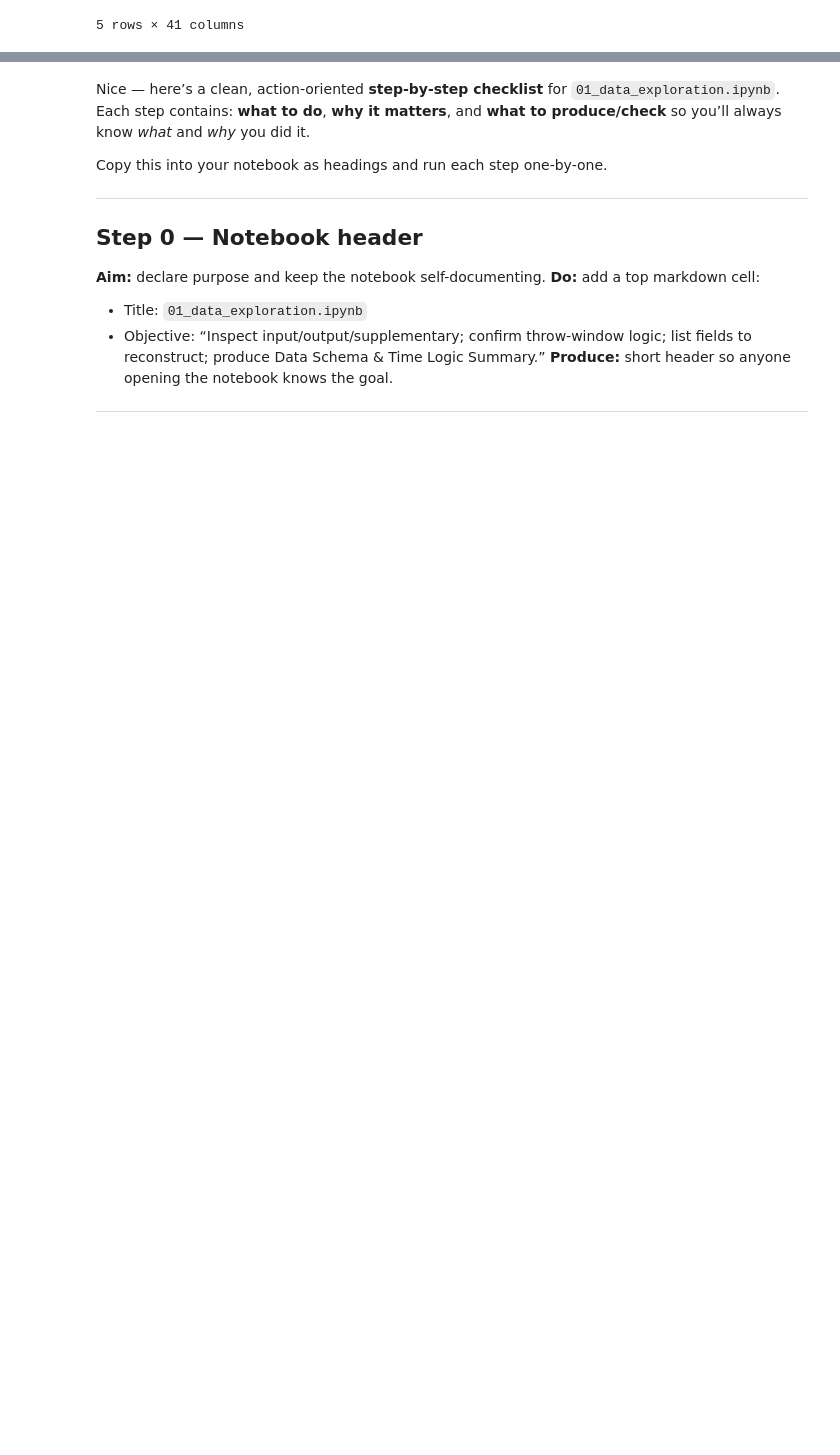
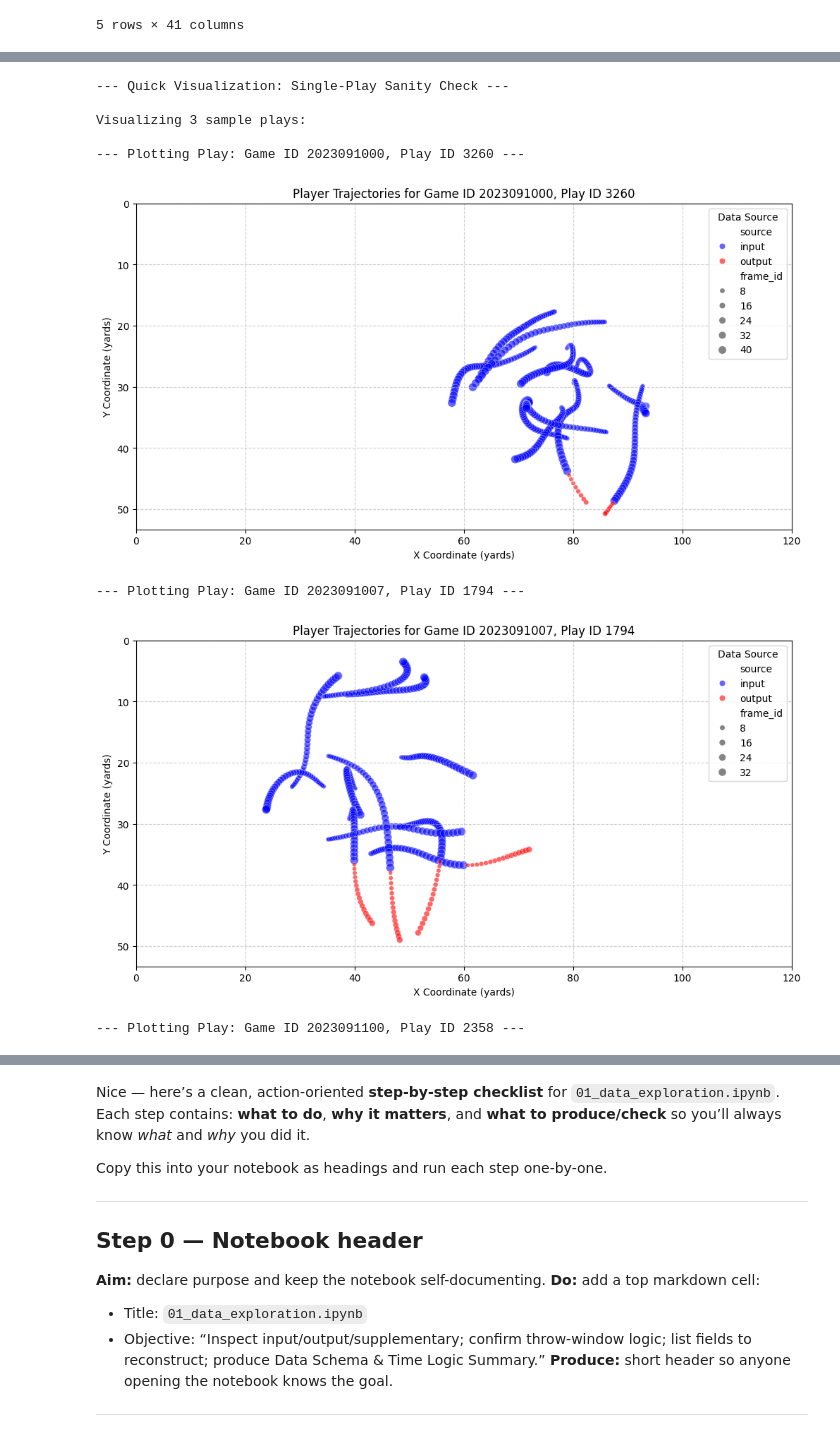
Before and after one commit to muma005/nfl-ball-flight-analysis, a Jupyter notebook: notebooks/00_data_exploration.ipynb, the cells around one changed output, grey strips where cells are left out. Drawn from its saved outputs; the diff is of its cells as text; code cells hidden in the pictures; blank space fills up the shorter version.

```diff
--- a/notebooks/00_data_exploration.ipynb
+++ b/notebooks/00_data_exploration.ipynb
@@ -120,0 +528,62 @@ First 5 rows of supplementary_data.csv:
+# %%
+# Step 8 — QuickVisualization: single-play sanity check
+
+print("--- Quick Visualization: Single-Play Sanity Check ---")
+
+if 'week1_input_df' in locals() and week1_input_df is not None and 'week1_output_df' in locals() and week1_output_df is not None:
+
+    # Get unique game_id and play_id combinations from the input data
+    # Sample a few plays for visualization
+    plays_to_visualize = week1_input_df[['game_id', 'play_id']].drop_duplicates().sample(min(3, len(week1_input_df[['game_id', 'play_id']].drop_duplicates())), random_state=42) # Sample up to 3 plays
+
+    print(f"\nVisualizing {len(plays_to_visualize)} sample plays:")
+
+    for index, play in plays_to_visualize.iterrows():
+        game_id = play['game_id']
+        play_id = play['play_id']
+
+        print(f"\n--- Plotting Play: Game ID {game_id}, Play ID {play_id} ---")
+
+        # Filter input and output data for the current play
+        play_input_df = week1_input_df[(week1_input_df['game_id'] == game_id) & (week1_input_df['play_id'] == play_id)].copy()
+        play_output_df = week1_output_df[(week1_output_df['game_id'] == game_id) & (week1_output_df['play_id'] == play_id)].copy()
+
+        # Combine input and output data for plotting, adding a source column
+        play_input_df['source'] = 'input'
+        play_output_df['source'] = 'output'
+
+        combined_play_df = pd.concat([play_input_df[['game_id', 'play_id', 'nfl_id', 'frame_id', 'x', 'y', 'source']],
+                                      play_output_df[['game_id', 'play_id', 'nfl_id', 'frame_id', 'x', 'y', 'source']]])
+
+        # Plotting
+        plt.figure(figsize=(12, 6))
+        sns.scatterplot(data=combined_play_df, x='x', y='y', hue='source', size='frame_id', alpha=0.6, palette={'input': 'blue', 'output': 'red'})
+
+        # Add title and labels
+        plt.title(f'Player Trajectories for Game ID {game_id}, Play ID {play_id}')
+        plt.xlabel('X Coordinate (yards)')
+        plt.ylabel('Y Coordinate (yards)')
+
+        # Set field limits
+        plt.xlim(0, 120)
+        plt.ylim(0, 53.3)
+
+        # Invert y-axis to match typical football field orientation (optional, but common)
+        plt.gca().invert_yaxis()
+
+        plt.grid(True, linestyle='--', alpha=0.6)
+        plt.legend(title='Data Source')
+        plt.show()
+
+else:
+    print("Input or Output DataFrame not loaded. Skipping visualization.")
+# %% [output]
+--- Quick Visualization: Single-Play Sanity Check ---
+
+Visualizing 3 sample plays:
+
+--- Plotting Play: Game ID 2023091000, Play ID 3260 ---
+[figure, added]
+--- Plotting Play: Game ID 2023091007, Play ID 1794 ---
+[figure, added]
+--- Plotting Play: Game ID 2023091100, Play ID 2358 ---
```
Also changed, not shown: parts of 14 cells of this notebook.
